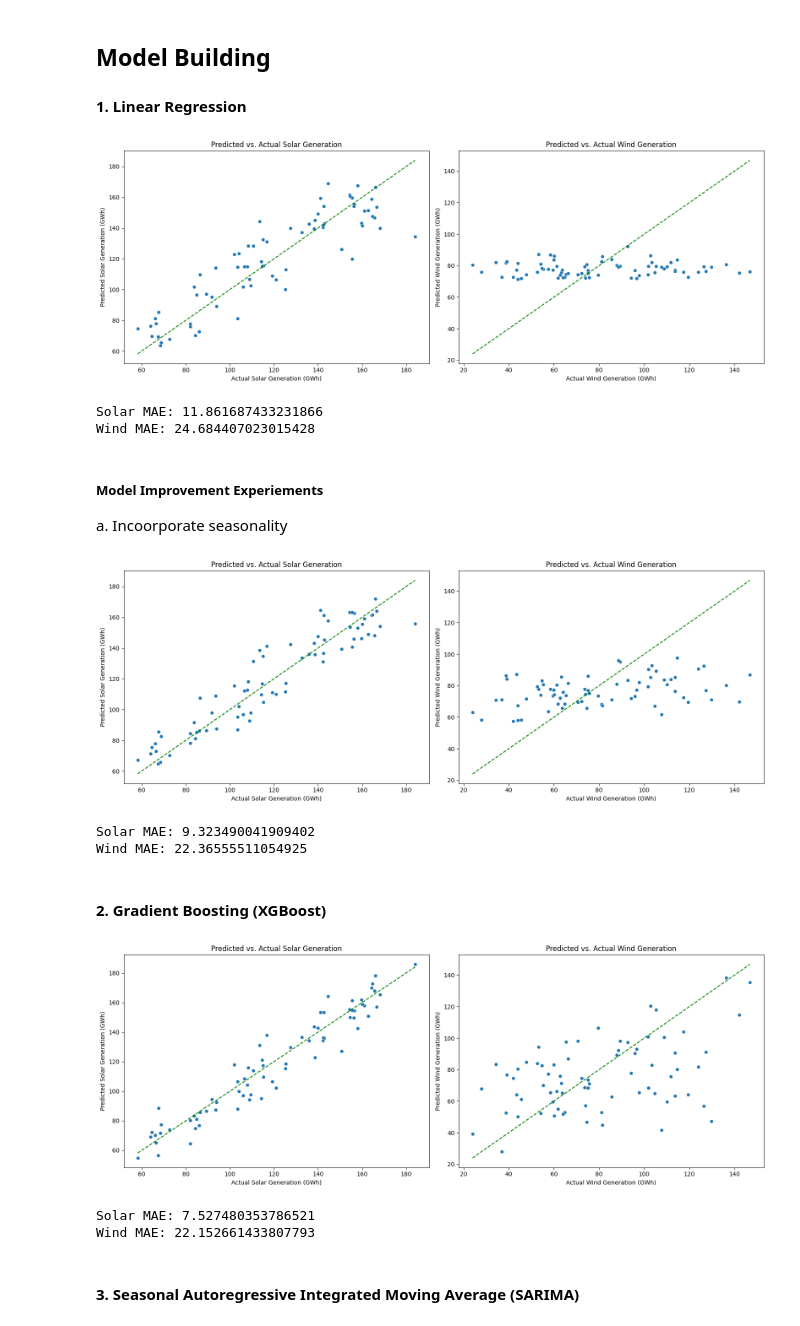
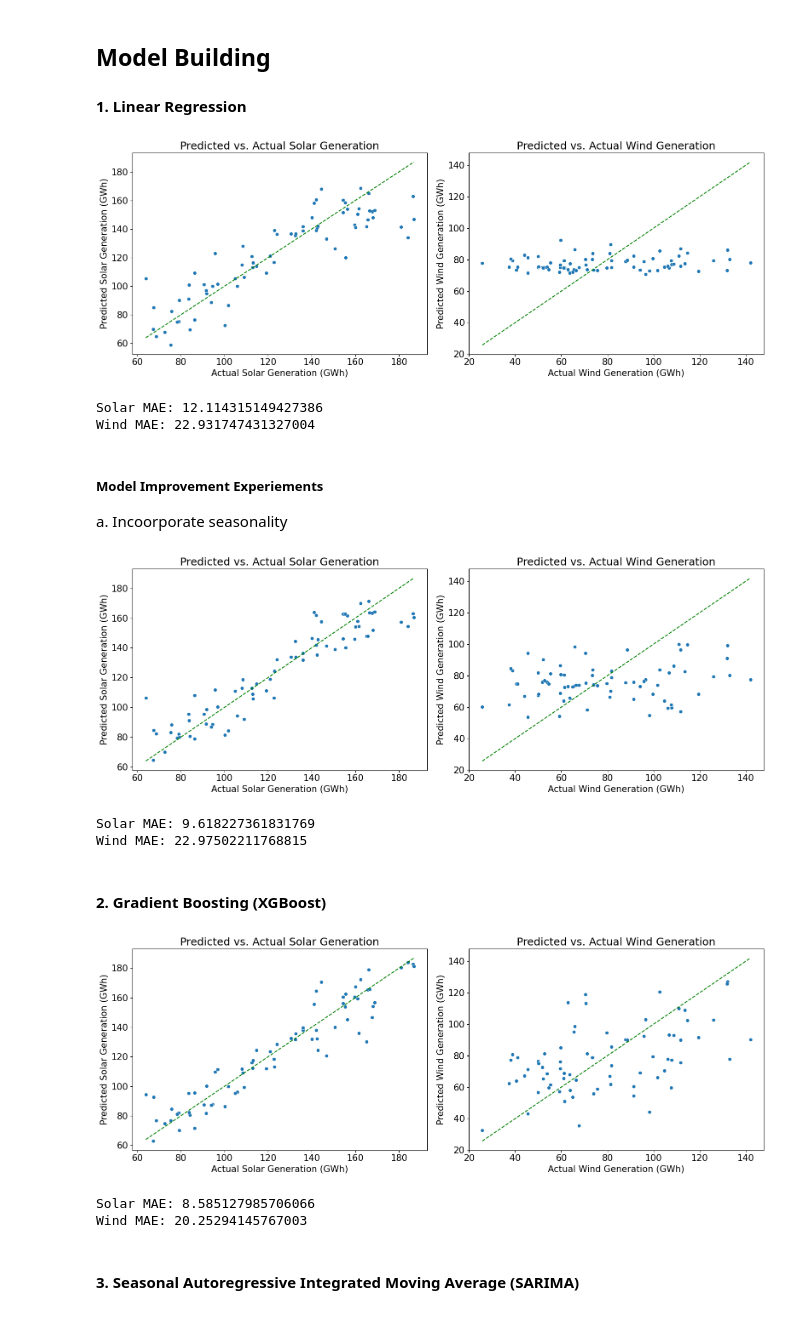
Before and after one commit to Pomtam/Energy-Generation-Forecast, a Jupyter notebook: EnergyGenerationModelling.ipynb, the cells around one changed output. Saved outputs shown, nothing was run; the diff lists cells and outputs as text; code cells hidden in the pictures.

```diff
--- a/EnergyGenerationModelling.ipynb
+++ b/EnergyGenerationModelling.ipynb
@@ -74,7 +74,7 @@ wind_farm_coords = [
 ]
 
 # Parameters for weather data
-parameters = "T2M,ALLSKY_SFC_SW_DWN,WS50M,WS50M_MAX"       # Temperature, Solar Radiation, Wind Speed at 50m and its maximum
+parameters = "T2M,ALLSKY_SFC_SW_DWN,WS50M,WS50M_MAX,WS10M_MAX"       # Temperature, Solar Radiation, Wind Speed at 50m and its maximum
 start_date = "20240213"
 end_date = "20250213"
 
@@ -187,7 +187,7 @@ import seaborn as sns
 # Features: temperature, solar radiation, DOY (for seasonality)
 
 # Select the features for the model
-WeatherData_avg = WeatherData_df.groupby('DOY')[['T2M', 'ALLSKY_SFC_SW_DWN', 'WS50M_MAX', 'WS50M']].mean().reset_index() # Group by DOY and take the average for these parameters
+WeatherData_avg = WeatherData_df.groupby('DOY')[['T2M', 'ALLSKY_SFC_SW_DWN', 'WS10M_MAX']].mean().reset_index() # Group by DOY and take the average for these parameters
 EnergyGeneration_clean_df = EnergyGeneration_clean_df.sort_values(by='DOY')
 
 X = WeatherData_avg[['T2M', 'ALLSKY_SFC_SW_DWN']]
@@ -208,8 +208,8 @@ y_pred_solar = model.predict(X_test)
 
 # Select the features for the model
 WeatherData_wind = WeatherData_df[WeatherData_df['isWindFarm'] == True] # Just select data for wind farms
-WeatherData_avg_wind = WeatherData_wind.groupby('DOY')[['WS50M','WS50M_MAX']].mean().reset_index() # Group by DOY and take the average for wind speed
-X = WeatherData_avg_wind[['WS50M','WS50M_MAX']]  ** 3 # Wind generation is proportional to the cube of wind speed
+WeatherData_avg_wind = WeatherData_wind.groupby('DOY')[['WS10M_MAX']].mean().reset_index() # Group by DOY and take the average for wind speed
+X = WeatherData_avg_wind[['WS10M_MAX']]  ** 3 # Wind generation is proportional to the cube of wind speed
 y = EnergyGeneration_clean_df['Wind -  GWh']
 
 # Data split, train model, predict
@@ -242,9 +242,9 @@ plt.show()
 print("Solar MAE:", mean_absolute_error(y_test_solar, y_pred_solar))
 print("Wind MAE:", mean_absolute_error(y_test_wind, y_pred_wind))
 # %% [output]
-[figure, old version]
+[figure, new version]
-Solar MAE: 11.861687433231866
-Wind MAE: 24.684407023015428
+Solar MAE: 12.114315149427386
+Wind MAE: 22.931747431327004
 # %% [markdown]
 ##### Model Improvement Experiements
 a. Incoorporate seasonality
@@ -260,7 +260,7 @@ import seaborn as sns
 # Features: temperature, solar radiation, DOY (for seasonality)
 
 # Select the features for the model
-WeatherData_avg = WeatherData_df.groupby('DOY')[['T2M', 'ALLSKY_SFC_SW_DWN', 'WS50M_MAX', 'WS50M']].mean().reset_index() # Group by DOY and take the average for these parameters
+WeatherData_avg = WeatherData_df.groupby('DOY')[['T2M', 'ALLSKY_SFC_SW_DWN', 'WS50M_MAX', 'WS50M','WS10M_MAX']].mean().reset_index() # Group by DOY and take the average for these parameters
 EnergyGeneration_clean_df = EnergyGeneration_clean_df.sort_values(by='DOY')
 
 WeatherData_avg['DOY_sin'] = np.sin(2 * np.pi * WeatherData_avg['DOY'] / 365) # Encode DOY as sin/cos for seasonality
@@ -272,9 +272,9 @@ y = EnergyGeneration_clean_df['Solar (Utility) -  GWh'] + EnergyGeneration_clean
 # Data split, train model, predict
 X_train, X_test, y_train, y_test_solar = train_test_split(X, y, test_size=0.2, random_state=42)
 
-model = LinearRegression()
-model.fit(X_train, y_train)
-y_pred_solar = model.predict(X_test)
+Solar_LR_model = LinearRegression()
+Solar_LR_model.fit(X_train, y_train)
+y_pred_solar = Solar_LR_model.predict(X_test)
 
 
 
@@ -284,21 +284,21 @@ y_pred_solar = model.predict(X_test)
 
 # Select the features for the model
 WeatherData_wind = WeatherData_df[WeatherData_df['isWindFarm'] == True] # Just select data for wind farms
-WeatherData_avg_wind = WeatherData_wind.groupby('DOY')[['WS50M','WS50M_MAX']].mean().reset_index() # Group by DOY and take the average for wind speed
+WeatherData_avg_wind = WeatherData_wind.groupby('DOY')[['WS10M_MAX']].mean().reset_index() # Group by DOY and take the average for wind speed
 # Encode DOY as sine and cosine components to capture seasonality
 WeatherData_avg_wind['DOY_sin'] = np.sin(2 * np.pi * WeatherData_avg_wind['DOY'] / 365)
 WeatherData_avg_wind['DOY_cos'] = np.cos(2 * np.pi * WeatherData_avg_wind['DOY'] / 365)
 
 # Select the features for the model, including DOY components and wind speed
-X = WeatherData_avg_wind[['WS50M', 'WS50M_MAX', 'DOY_sin', 'DOY_cos']] ** 3  # Wind generation is proportional to the cube of wind speed
+X = WeatherData_avg_wind[['WS10M_MAX', 'DOY_sin', 'DOY_cos']] ** 3  # Wind generation is proportional to the cube of wind speed
 y = EnergyGeneration_clean_df['Wind -  GWh']
 
 # Data split, train model, predict
 X_train, X_test, y_train, y_test_wind = train_test_split(X, y, test_size=0.2, random_state=42)
 
-model = LinearRegression()
-model.fit(X_train, y_train)
-y_pred_wind = model.predict(X_test)
+Wind_LR_model = LinearRegression()
+Wind_LR_model.fit(X_train, y_train)
+y_pred_wind = Wind_LR_model.predict(X_test)
 
 # Plot
 fig, axes = plt.subplots(1, 2, figsize=(16, 6))
@@ -323,9 +323,9 @@ plt.show()
 print("Solar MAE:", mean_absolute_error(y_test_solar, y_pred_solar))
 print("Wind MAE:", mean_absolute_error(y_test_wind, y_pred_wind))
 # %% [output]
-[figure, old version]
+[figure, new version]
-Solar MAE: 9.323490041909402
-Wind MAE: 22.36555511054925
+Solar MAE: 9.618227361831769
+Wind MAE: 22.97502211768815
 # %% [markdown]
 #### 2. Gradient Boosting (XGBoost)
 # %%
@@ -342,7 +342,7 @@ import numpy as np
 # Features: temperature, solar radiation, DOY (for seasonality)
 
 # Select the features for the model
-WeatherData_avg = WeatherData_df.groupby('DOY')[['T2M', 'ALLSKY_SFC_SW_DWN', 'WS50M_MAX', 'WS50M']].mean().reset_index() # Group by DOY and take the average for these parameters
+WeatherData_avg = WeatherData_df.groupby('DOY')[['T2M', 'ALLSKY_SFC_SW_DWN', 'WS50M_MAX', 'WS50M', 'WS10M_MAX']].mean().reset_index() # Group by DOY and take the average for these parameters
 EnergyGeneration_clean_df = EnergyGeneration_clean_df.sort_values(by='DOY')
 
 WeatherData_avg['DOY_sin'] = np.sin(2 * np.pi * WeatherData_avg['DOY'] / 365)  # Encode DOY as sin/cos for seasonality
@@ -359,9 +359,9 @@ X_solar_scaled = scaler.fit_transform(X_solar)
 X_train_solar, X_test_solar, y_train_solar, y_test_solar = train_test_split(X_solar_scaled, y_solar, test_size=0.2, random_state=42)
 
 # Use XGBoost for Solar model
-model_solar = xgb.XGBRegressor(objective='reg:squarederror', n_estimators=1000, learning_rate=0.05, max_depth=6, random_state=42)
-model_solar.fit(X_train_solar, y_train_solar)
-y_pred_solar = model_solar.predict(X_test_solar)
+Solar_XG_model = xgb.XGBRegressor(objective='reg:squarederror', n_estimators=1000, learning_rate=0.05, max_depth=6, random_state=42)
+Solar_XG_model.fit(X_train_solar, y_train_solar)
+y_pred_solar = Solar_XG_model.predict(X_test_solar)
 
 
 
@@ -373,14 +373,14 @@ y_pred_solar = model_solar.predict(X_test_solar)
 
 # Select the features for the model
 WeatherData_wind = WeatherData_df[WeatherData_df['isWindFarm'] == True]  # Just select data for wind farms
-WeatherData_avg_wind = WeatherData_wind.groupby('DOY')[['WS50M','WS50M_MAX']].mean().reset_index()  # Group by DOY and take the average for wind speed
+WeatherData_avg_wind = WeatherData_wind.groupby('DOY')[['WS10M_MAX']].mean().reset_index()  # Group by DOY and take the average for wind speed
 
 # Encode DOY as sine and cosine components to capture seasonality
 WeatherData_avg_wind['DOY_sin'] = np.sin(2 * np.pi * WeatherData_avg_wind['DOY'] / 365)
 WeatherData_avg_wind['DOY_cos'] = np.cos(2 * np.pi * WeatherData_avg_wind['DOY'] / 365)
 
 # Select the features for the model, including DOY components and wind speed
-X_wind = WeatherData_avg_wind[['WS50M', 'WS50M_MAX', 'DOY_sin', 'DOY_cos']] ** 3  # Wind generation is proportional to the cube of wind speed
+X_wind = WeatherData_avg_wind[['WS10M_MAX', 'DOY_sin', 'DOY_cos']] ** 3  # Wind generation is proportional to the cube of wind speed
 y_wind = EnergyGeneration_clean_df['Wind -  GWh']
 
 # Feature Scaling
@@ -390,42 +390,42 @@ X_wind_scaled = scaler.fit_transform(X_wind)
 X_train_wind, X_test_wind, y_train_wind, y_test_wind = train_test_split(X_wind_scaled, y_wind, test_size=0.2, random_state=42)
 
 # Use XGBoost for Wind model
-model_wind = xgb.XGBRegressor(objective='reg:squarederror', n_estimators=1000, learning_rate=0.05, max_depth=6, random_state=42)
-model_wind.fit(X_train_wind, y_train_wind)
-y_pred_wind = model_wind.predict(X_test_wind)
+Wind_XG_model = xgb.XGBRegressor(objective='reg:squarederror', n_estimators=1000, learning_rate=0.05, max_depth=6, random_state=42)
+Wind_XG_model.fit(X_train_wind, y_train_wind)
+y_pred_wind = Wind_XG_model.predict(X_test_wind)
 
 
 
 
 
 
 # Plot
 fig, axes = plt.subplots(1, 2, figsize=(16, 6))
 
 # Solar plot
 sns.scatterplot(x=y_test_solar, y=y_pred_solar, ax=axes[0])
 axes[0].plot([y_test_solar.min(), y_test_solar.max()], [y_test_solar.min(), y_test_solar.max()], 'g--')  # Ideal 1:1 line
 axes[0].set_xlabel("Actual Solar Generation (GWh)")
 axes[0].set_ylabel("Predicted Solar Generation (GWh)")
 axes[0].set_title("Predicted vs. Actual Solar Generation")
 
 # Wind plot
 sns.scatterplot(x=y_test_wind, y=y_pred_wind, ax=axes[1])
 axes[1].plot([y_test_wind.min(), y_test_wind.max()], [y_test_wind.min(), y_test_wind.max()], 'g--')  # Ideal 1:1 line
 axes[1].set_xlabel("Actual Wind Generation (GWh)")
 axes[1].set_ylabel("Predicted Wind Generation (GWh)")
 axes[1].set_title("Predicted vs. Actual Wind Generation")
 
 plt.tight_layout()
 plt.show()
 
 # Print performance metrics
 print("Solar MAE:", mean_absolute_error(y_test_solar, y_pred_solar))
 print("Wind MAE:", mean_absolute_error(y_test_wind, y_pred_wind))
 # %% [output]
-[figure, old version]
+[figure, new version]
-Solar MAE: 7.527480353786521
-Wind MAE: 22.152661433807793
+Solar MAE: 8.585127985706066
+Wind MAE: 20.25294145767003
 # %% [markdown]
 #### 3. Seasonal Autoregressive Integrated Moving Average (SARIMA)
 # %% [markdown]
```
Also changed, not shown: parts of 12 cells of this notebook.
